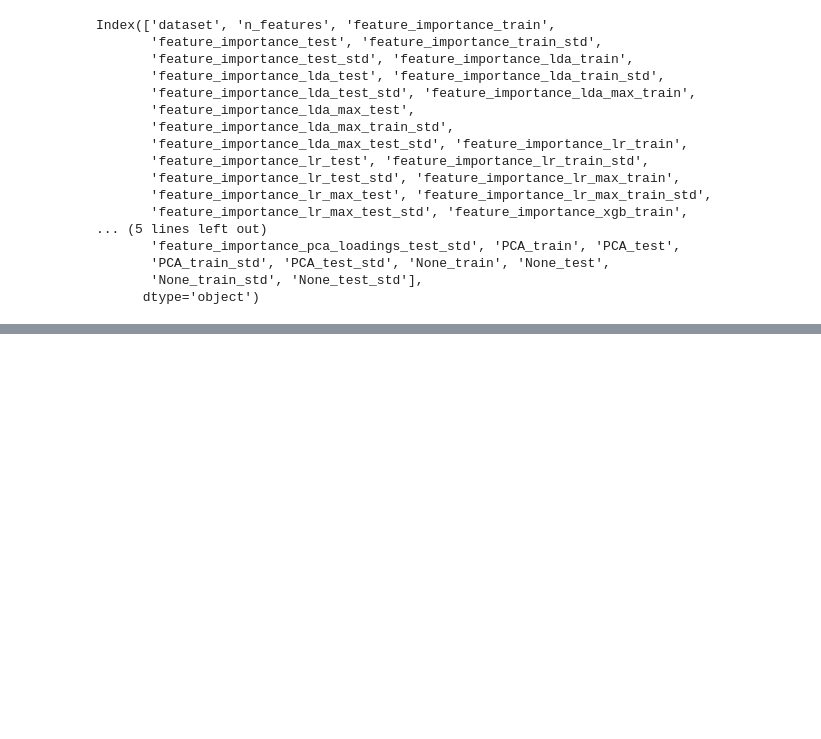
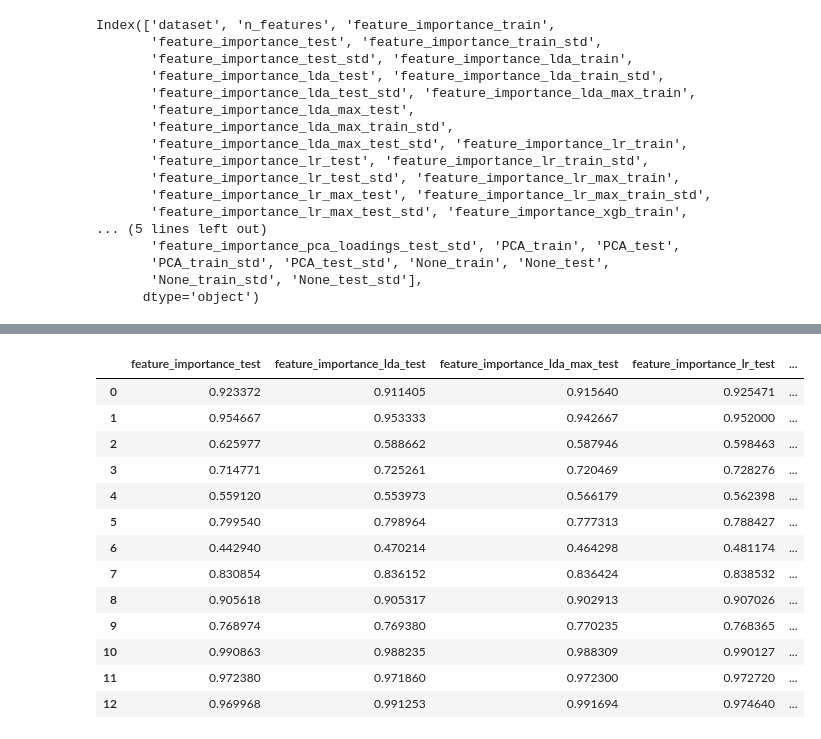
Before and after one commit to simsal0r/mixture-of-decision-trees, a Jupyter notebook: benchmarks/analysis_feature_importance_gate_dimensionality.ipynb, the cells around one changed output, grey strips where cells are left out. Cells and saved outputs as stored; diff of their text form; code cells hidden in the pictures; blank space fills up the shorter version.

```diff
--- a/benchmarks/analysis_feature_importance_gate_dimensionality.ipynb
+++ b/benchmarks/analysis_feature_importance_gate_dimensionality.ipynb
@@ -57,0 +82,27 @@ iris & .95 $\pm$.03 & .95 $\pm$.03 & .97 $\pm$.02 & .94 $\pm$.04 & .96 $\pm$.05
+# %%
+comparison = ["feature_importance",
+"feature_importance_lda",
+"feature_importance_lda_max",
+"feature_importance_lr",
+"feature_importance_lr_max",
+"feature_importance_xgb",
+"feature_importance_pca_loadings"]
+# %%
+test_acc = [x + "_test" for x in comparison]
+# %%
+df[test_acc]
+# %% [output]
+|  | feature_importance_test | feature_importance_lda_test | feature_importance_lda_max_test | feature_importance_lr_test | ... |
+| 0 | 0.923372 | 0.911405 | 0.915640 | 0.925471 | ... |
+| 1 | 0.954667 | 0.953333 | 0.942667 | 0.952000 | ... |
+| 2 | 0.625977 | 0.588662 | 0.587946 | 0.598463 | ... |
+| 3 | 0.714771 | 0.725261 | 0.720469 | 0.728276 | ... |
+| 4 | 0.559120 | 0.553973 | 0.566179 | 0.562398 | ... |
+| 5 | 0.799540 | 0.798964 | 0.777313 | 0.788427 | ... |
+| 6 | 0.442940 | 0.470214 | 0.464298 | 0.481174 | ... |
+| 7 | 0.830854 | 0.836152 | 0.836424 | 0.838532 | ... |
+| 8 | 0.905618 | 0.905317 | 0.902913 | 0.907026 | ... |
+| 9 | 0.768974 | 0.769380 | 0.770235 | 0.768365 | ... |
+| 10 | 0.990863 | 0.988235 | 0.988309 | 0.990127 | ... |
+| 11 | 0.972380 | 0.971860 | 0.972300 | 0.972720 | ... |
+| 12 | 0.969968 | 0.991253 | 0.991694 | 0.974640 | ... |
```
Also changed, not shown: parts of 5 cells of this notebook, 2 other files.
